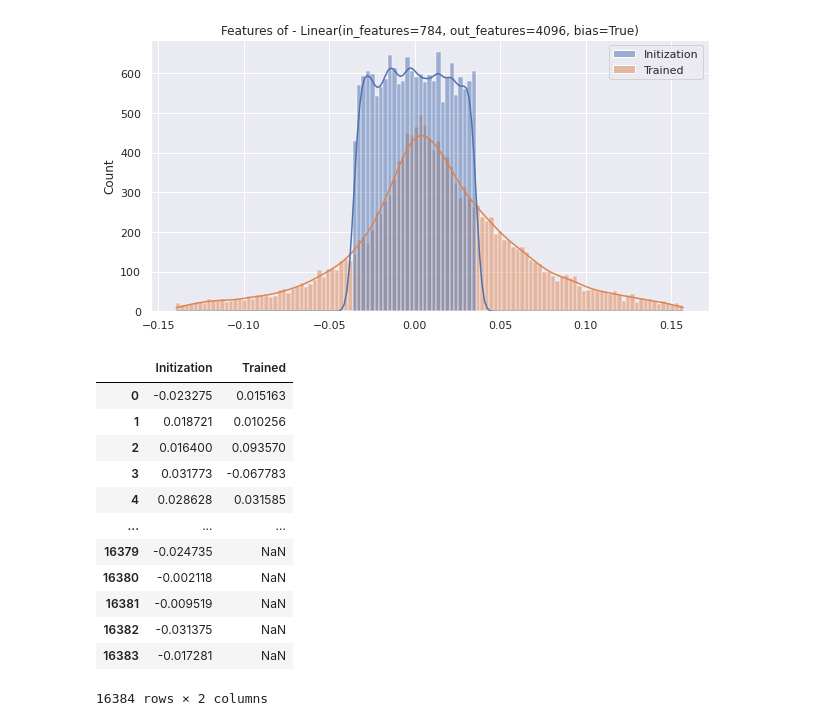
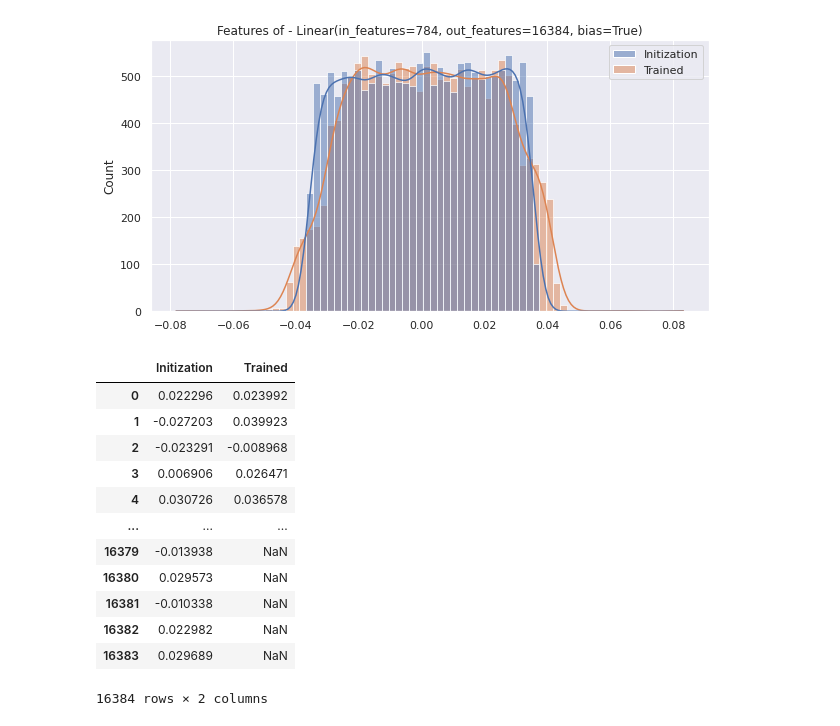
Before and after one commit to betairylia/Active-learning-features, a Jupyter notebook: PretrainTask.ipynb, the cells around one changed output. Cells and saved outputs as stored; diff of their text form; code cells hidden in the pictures.

```diff
--- a/PretrainTask.ipynb
+++ b/PretrainTask.ipynb
@@ -84,6 +86,10 @@ class LitClassifier(pl.LightningModule):
             nonlin,
             nn.Linear(hidden_dim, output_dim)
         )
+
+        self.accuracy = Accuracy()
+
+        # self.net.
 
     def forward(self, x):
         embedding = self.net(x)
@@ -99,12 +105,24 @@ class LitClassifier(pl.LightningModule):
         x = x.view(x.size(0), -1)
         logits = self(x)
 
-        loss = F.cross_entropy(logits, y)
+        # loss = F.cross_entropy(logits, y)
+        loss = F.mse_loss(logits, F.one_hot(y).float())
         self.log('train_loss', loss)
         return loss
 
     def validation_step(self, val_batch, batch_idx):
-        pass
+        x, y = val_batch
+
+        x = x.view(x.size(0), -1)
+        logits = self(x)
+
+        loss = F.mse_loss(logits, F.one_hot(y).float())
+        self.accuracy(torch.argmax(logits, dim = 1), y)
+
+        self.log("val_acc", self.accuracy, prog_bar=True)
+        self.log("val_loss", loss)
+
+        return loss
 # %%
 class LitAutoEncoder(pl.LightningModule):
 
@@ -177,8 +196,8 @@ train_loader = DataLoader(mnist_train, batch_size=512, num_workers = 16)
 val_loader = DataLoader(mnist_val, batch_size=512, num_workers = 16)
 
 # model
-model = LitAutoEncoder(28 * 28, 10, 4096, noiseAmount = 0.3)
-# model = LitClassifier(28 * 28, 10, 4096)
+# model = LitAutoEncoder(28 * 28, 10, 4096, noiseAmount = 0.3)
+model = LitClassifier(28 * 28, 10, 16384)
 
 # training
 trainer = pl.Trainer(
@@ -188,13 +207,13 @@ trainer = pl.Trainer(
     precision=16,
 
     limit_train_batches=1.0,
-    limit_val_batches = 0.0,
+    limit_val_batches = 1.0,
 
-    max_epochs=200
+    max_epochs = 20
 )
 
-# vis = VisualizeFeatures(model.net[0], "Initization")
-vis = VisualizeFeatures(model.encoder[0], "Initization")
+vis = VisualizeFeatures(model.net[0], "Initization")
+# vis = VisualizeFeatures(model.encoder[0], "Initization")
 
 trainer.fit(model, train_loader, val_loader)
 # %% [output]
@@ -230,17 +239,18 @@ Missing logger folder: /home/betairya/RP_ML/Active-learning-features/lightning_l
 # %%
-VisualizeFeatures(model.encoder[0], "Trained", df = vis)
+VisualizeFeatures(model.net[0], "Trained", df = vis)
+# VisualizeFeatures(model.encoder[0], "Trained", df = vis)
 # %% [output]
-[figure, old version]
+[figure, new version]
 |  | Initization | Trained |
-| 0 | -0.023275 | 0.015163 |
-| 1 | 0.018721 | 0.010256 |
-| 2 | 0.016400 | 0.093570 |
-| 3 | 0.031773 | -0.067783 |
-| 4 | 0.028628 | 0.031585 |
+| 0 | 0.022296 | 0.023992 |
+| 1 | -0.027203 | 0.039923 |
+| 2 | -0.023291 | -0.008968 |
+| 3 | 0.006906 | 0.026471 |
+| 4 | 0.030726 | 0.036578 |
 | ... | ... | ... |
-| 16379 | -0.024735 | NaN |
-| 16380 | -0.002118 | NaN |
-| 16381 | -0.009519 | NaN |
-| 16382 | -0.031375 | NaN |
-| 16383 | -0.017281 | NaN |
+| 16379 | -0.013938 | NaN |
+| 16380 | 0.029573 | NaN |
+| 16381 | -0.010338 | NaN |
+| 16382 | 0.022982 | NaN |
+| 16383 | 0.029689 | NaN |
 16384 rows × 2 columns
```
Also changed, not shown: parts of 5 cells of this notebook, 9 other files.
